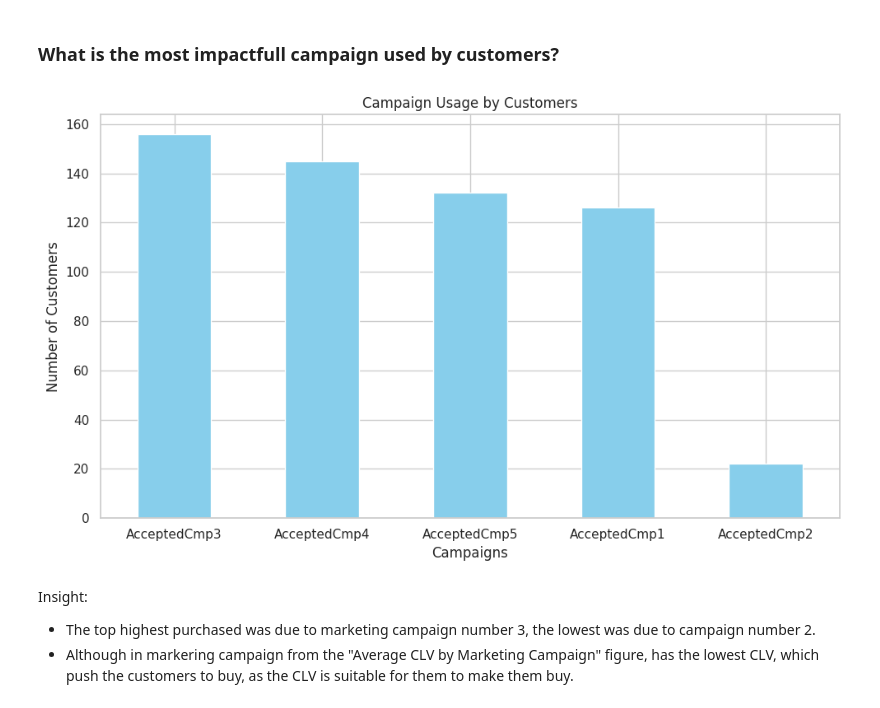
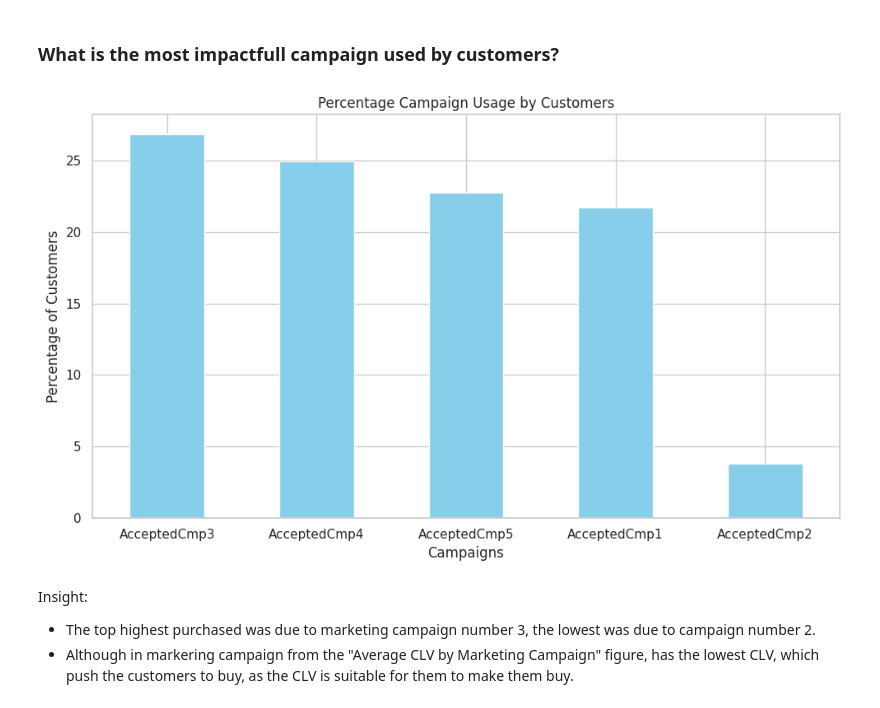
Before and after one commit to AhmedYousriSobhi/customer_segmentation, a Jupyter notebook: nb_workspace/_3_data_eda.ipynb, the cells around one changed output. Drawn from its saved outputs; the diff is of its cells as text; code cells hidden in the pictures.

```diff
--- a/nb_workspace/_3_data_eda.ipynb
+++ b/nb_workspace/_3_data_eda.ipynb
@@ -275,21 +274,23 @@ Insights:
 # %% [markdown]
 ### What is the most impactfull campaign used by customers?
 # %%
-df_campaign_usage = df[campaigns].sum(axis=0).sort_values(ascending=False)
+df_campaign_usage = df[campaigns].sum(axis=0).sort_values(ascending=False,)
+# Normalize the values
+df_campaign_usage = 100*df_campaign_usage/df_campaign_usage.sum()
 
 # Create a bar plot to visualize campaign usage
 plt.figure(figsize=(10, 6))
 df_campaign_usage.plot(kind='bar', color='skyblue')
 plt.xlabel('Campaigns')
-plt.ylabel('Number of Customers')
-plt.title('Campaign Usage by Customers')
+plt.ylabel('Percentage of Customers')
+plt.title('Percentage Campaign Usage by Customers')
 plt.xticks(rotation=0)
 plt.tight_layout()
-plt.savefig(f'../report/plots/Campaign Usage by Customers.jpg')
+plt.savefig(f'../report/plots/Percentage Campaign Usage by Customers.jpg')
 # Show the plot
 plt.show()
 # %% [output]
-[figure, old version]
+[figure, new version]
 # %% [markdown]
 Insight:
 - The top highest purchased was due to marketing campaign number 3, the lowest was due to campaign number 2.
```
Also changed, not shown: parts of 15 cells of this notebook, 15 other files.
